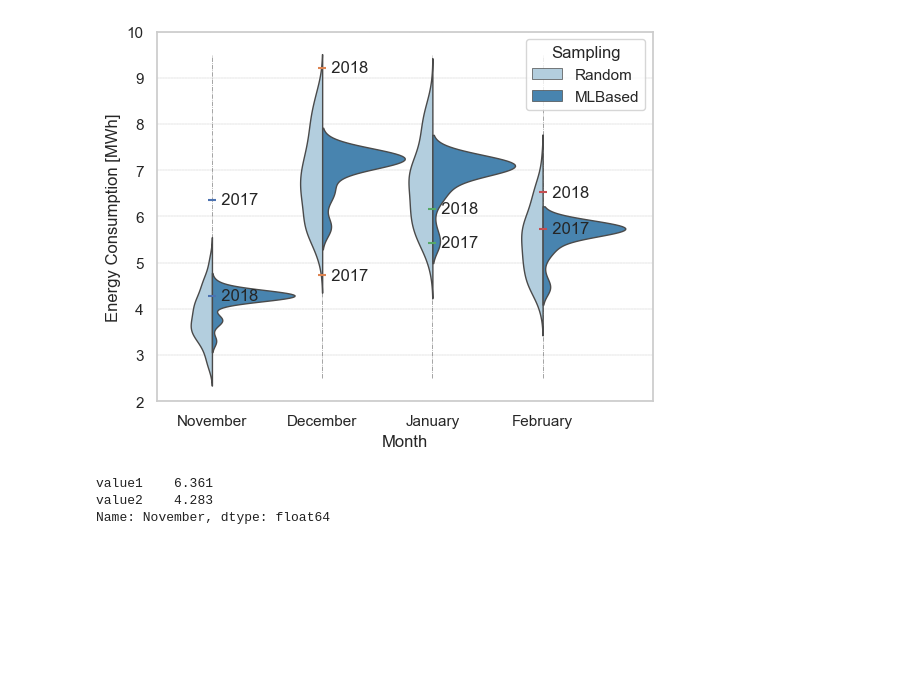
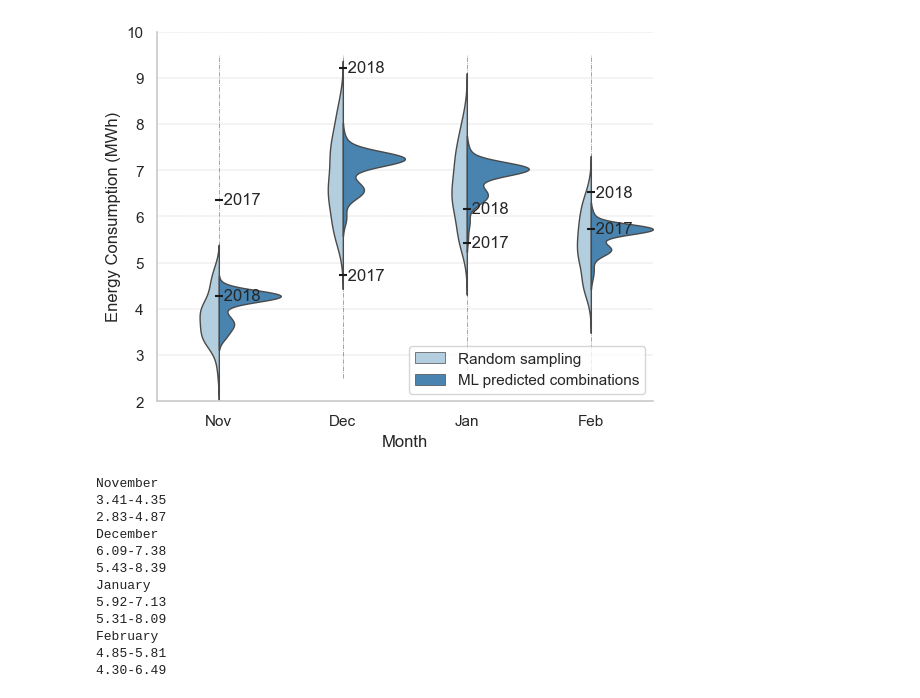
Before and after one commit to manavmahan/EPObjects, a Jupyter notebook: ParameterEstimation.ipynb, the cells around one changed output. Saved outputs shown, nothing was run; the diff lists cells and outputs as text; code cells hidden in the pictures; blank space fills up the shorter version.

```diff
--- a/ParameterEstimation.ipynb
+++ b/ParameterEstimation.ipynb
@@ -59,6 +75,6 @@ _, Targets = GetRunPeriodsFromFile(f'{TestPath}/Consumption.csv')
 # %%
 pEnergies = []
-for i in range(200):
+for i in range(NumSamples):
     data = pd.read_csv(f'{TestPath}/IDFFiles-{Number}/{i}.csv', index_col=0)
     data.index = range(len(data))
     pEnergies += [EnergyPrediction(None, data)]
@@ -67,7 +83,7 @@ SimulationData = ProbabilisticEnergyPrediction(None, pEnergies)
 Results = SimulationData.Values['Total']
 # %%
 g = GetGenerator(None, 100, list(str(x.Parameter) for x in pps), f'{TestPath}/MLModel-{Number}/Generator', f'{path}/MLModel-{Number}/Regressor.h5', None, None, training=False)
-Combinations = g.Predict(1, numModels=50, mean=False)
+Combinations = g.Predict(1, numModels=NumSamples, mean=False)
 
 r = GetRegressor(None, list(str(x.Parameter) for x in pps), SimulationData.Values['Total'].columns, f'{TestPath}/MLModel-{Number}/Regressor', None, None, training=False)
 _ = r.Predict(Combinations)
@@ -159,14 +182,5 @@ plt.savefig('test.pdf', bbox_inches='tight')
 # %%
-pEnergies = []
-for i in range(200):
-    data = pd.read_csv(f'{TestPath}/IDFFiles-{Number}/{i}.csv', index_col=0)
-    data = data[[c for c in data.columns if 'Energy' in c]]
-    pEnergies += [EnergyPrediction(None, data)]
-
-d = ProbabilisticEnergyPrediction(None, pEnergies)
-results = d.Values['Total']
-
-results.columns = Targets.index
-
-Targets.mean(axis=1), results.mean(axis=0).sum()
+vals = Targets.mean(axis=1)
+for i, m in enumerate(vals):
+    print (np.mean(np.abs(Combinations[f'Predicted_{i}'].values - vals.iloc[i])/vals.iloc[i]))
 # %% [output]
@@ -180,50 +191,44 @@ Targets.mean(axis=1), results.mean(axis=0).sum()
 # %%
 #half violin plots using seaborn graph
 #upper values: parameter estimation (in results: simulationdata.values)
 #lower values: combinations, last columns
 #y1, y2 from Targets (measured values)
 import seaborn as sns
 sns.set_theme(style="whitegrid")
 
 data = pd.DataFrame()
-for x, month in enumerate(results):
+for x, month in enumerate(Results):
   plt.vlines(x, 2.5, 9.5, lw=0.5, color="grey", linestyle = '-.', zorder=-1)
 
   d1 = pd.DataFrame()
-  d1['Energy'] = results[month]
-  d1['Sampling'] = 'Random'
+  d1['Energy'] = Results[month]
+  d1['Approach'] = 'Random sampling'
   d1['Month'] = month
 
   d2= pd.DataFrame()
   d2['Energy'] = Combinations[f'Predicted_{x}']
-  d2['Sampling'] = 'MLBased'
+  d2['Approach'] = 'ML predicted combinations'
   d2['Month'] = month
 
   data = pd.concat((data, d1, d2))
 
-ax=sns.violinplot(data=data, width=1.5, x="Month", y="Energy", hue="Sampling", split=True, inner=None, linewidth=1, palette="Blues")
-# sns.despine(left=True)
+ax=sns.violinplot(data=data, width=1, x="Month", y="Energy", hue="Approach", split=True, inner=None, linewidth=1, palette="Blues")
 
 for i, value in Targets.iterrows():
-    plt.scatter([i, i], value, marker='_')
+    plt.scatter([i, i], value, marker='_', color='k')
     for x, z in enumerate(['2017', '2018']):
         plt.text(i, value[x], f' {z}', verticalalignment='center')
 
+plt.xticks(range(4), [x[:3] for x in Targets.index])
 
-# Set x-axis label
-#plt.xlabel('Month')
-# Set y-axis label
-plt.ylabel('Energy Consumption [MWh]')
-plt.xlim(-0.5, 4.0)
+plt.ylabel('Energy Consumption (MWh)')
+plt.xlim(-0.5, 3.5)
 plt.ylim(2, 10)
 plt.grid(axis='y', color='k', linestyle='--', linewidth=0.1)
-plt.savefig('violin.pdf')
+
+ax.spines[['right', 'top',]].set_visible(False)
+ax.legend(loc = "lower right")
+plt.savefig('violin.pdf', bbox_inches='tight')
 plt.show()
 # %% [output]
-[figure, old version]
+[figure, new version]
-# %%
-value
-# %% [output]
-value1    6.361
-value2    4.283
-Name: November, dtype: float64
@@ -229,0 +280,18 @@ Name: November, dtype: float64
+# %%
+for x, month in enumerate(results):
+  print (month)
+  ConfidenceIntervalWithoutBS(Combinations[f'Predicted_{x}'])
+  ConfidenceIntervalWithoutBS(results[month])
+# %% [output]
+November
+3.41-4.35
+2.83-4.87
+December
+6.09-7.38
+5.43-8.39
+January
+5.92-7.13
+5.31-8.09
+February
+4.85-5.81
+4.30-6.49
```
Also changed, not shown: parts of 6 cells of this notebook, 3 other files.
